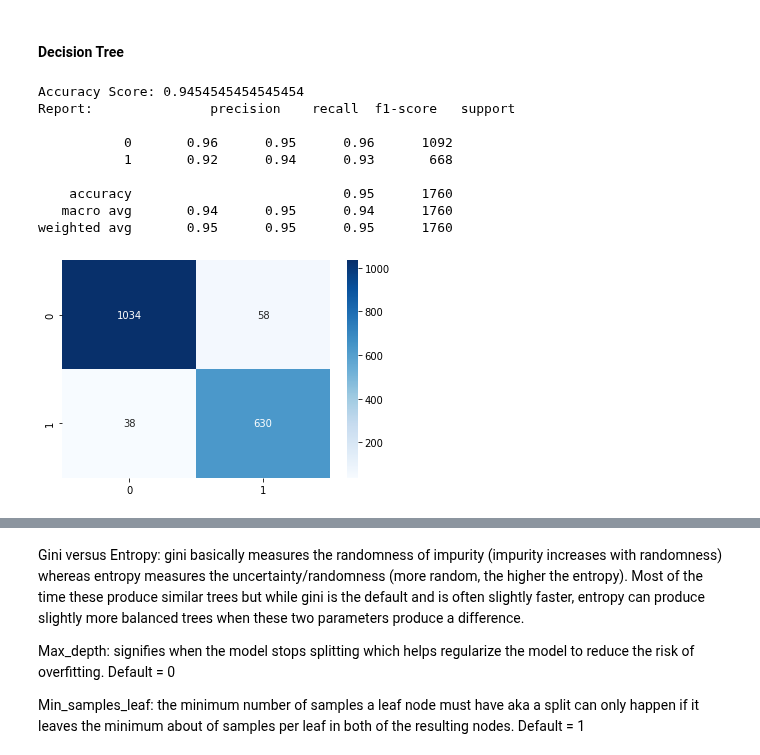
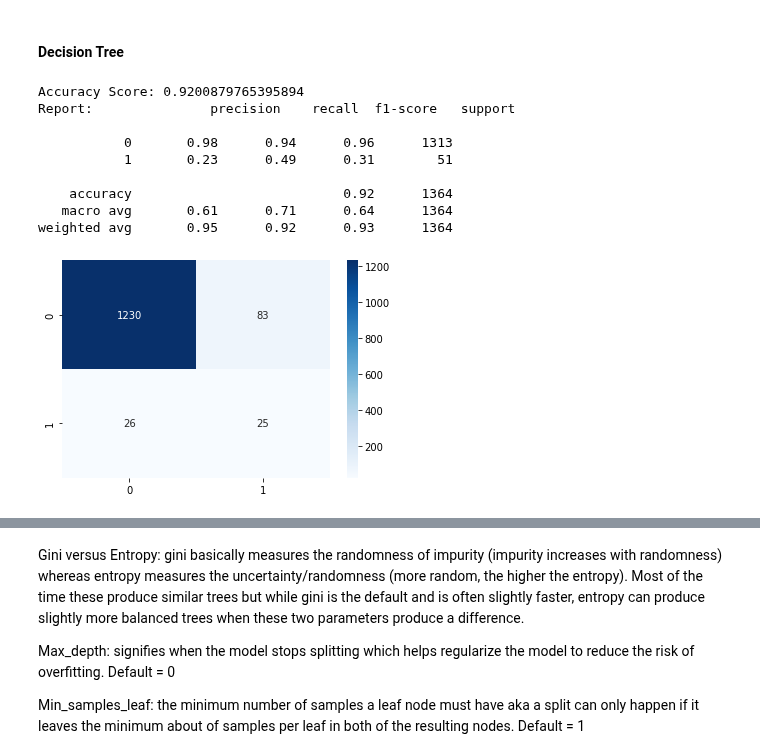
Before and after one commit to erinmcmahon26/Company-Bankruptcy-Prediction, a Jupyter notebook: DecisionTree_and_RandomForest.ipynb, the cells around one changed output, grey strips where cells are left out. Cells and saved outputs as stored; diff of their text form; code cells hidden in the pictures.

```diff
--- a/DecisionTree_and_RandomForest.ipynb
+++ b/DecisionTree_and_RandomForest.ipynb
@@ -48,15 +48,15 @@ X = df.drop('Bankrupt?', axis=1)
 # %%
 scaler = StandardScaler()
 X_scaled = scaler.fit_transform(X.astype(np.float64))
+# %%
+X_train, X_test, y_train, y_test = train_test_split(X_scaled,y, test_size=0.2, random_state=42)
 # %%
 over = SMOTE(sampling_strategy=0.5)
 under = RandomUnderSampler(sampling_strategy=0.6)
 steps = [('o', over), ('u', under)]
 pipeline = Pipeline(steps=steps)
-# %%
-X, y = pipeline.fit_resample(X_scaled, y)
-# %%
-X_train, X_test, y_train, y_test = train_test_split(X,y, test_size=0.2, random_state=42)
+# %%
+X_train_res, y_train_res = pipeline.fit_resample(X_train, y_train)
 # %% [markdown]
 ### Models
 # %%
@@ -81,20 +81,20 @@ def acc_score(model, input_data, output_data):
 #### Decision Tree
 # %%
 clf = DecisionTreeClassifier()
-clf.fit(X_train,y_train)
+clf.fit(X_train_res,y_train_res)
 
 model_metrics(clf, X_test, y_test)
 # %% [output]
-Accuracy Score: 0.9454545454545454
+Accuracy Score: 0.9200879765395894
 Report:               precision    recall  f1-score   support
 
-           0       0.96      0.95      0.96      1092
-           1       0.92      0.94      0.93       668
+           0       0.98      0.94      0.96      1313
+           1       0.23      0.49      0.31        51
 
-    accuracy                           0.95      1760
-   macro avg       0.94      0.95      0.94      1760
-weighted avg       0.95      0.95      0.95      1760
+    accuracy                           0.92      1364
+   macro avg       0.61      0.71      0.64      1364
+weighted avg       0.95      0.92      0.93      1364
-[figure, old version]
+[figure, new version]
 # %%
 # can adjust min_impurity_decrease=# to decrease the
 from sklearn import tree
```
Also changed, not shown: parts of 19 cells of this notebook.
